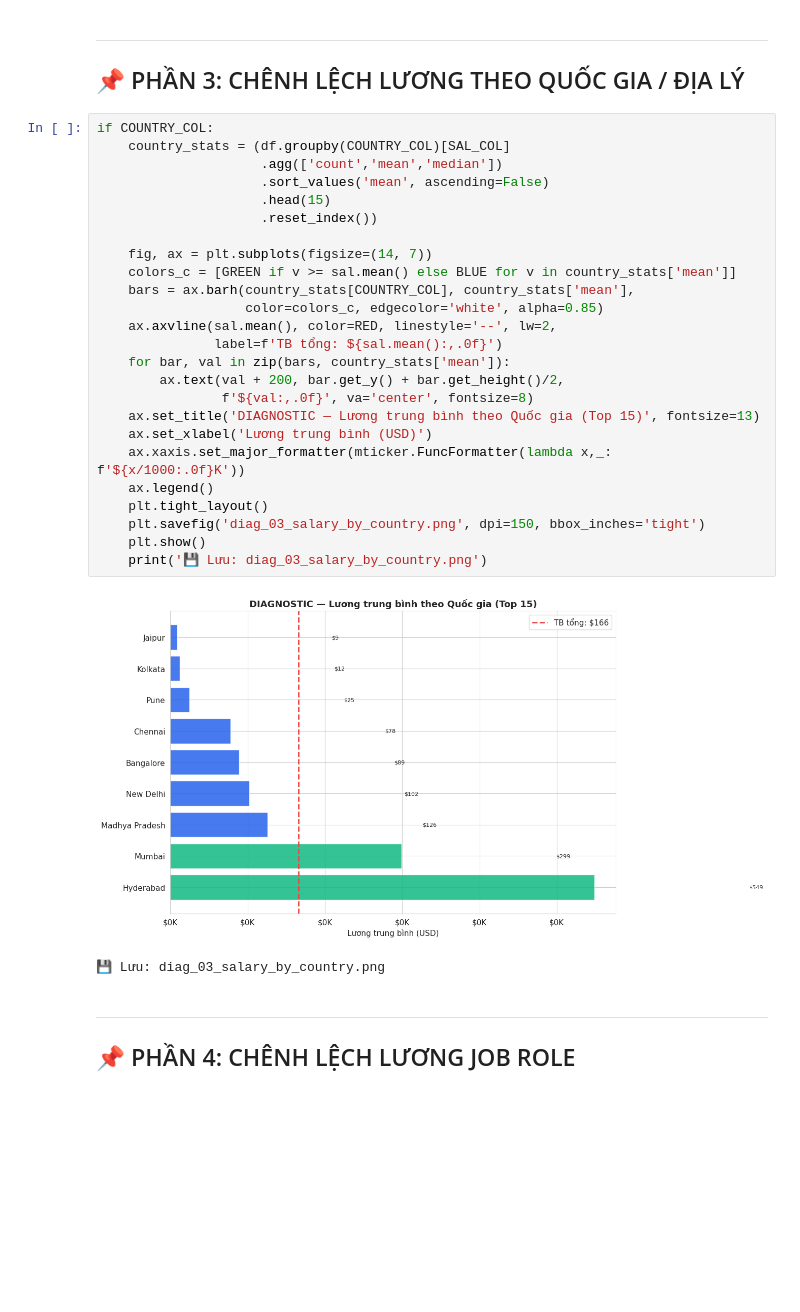
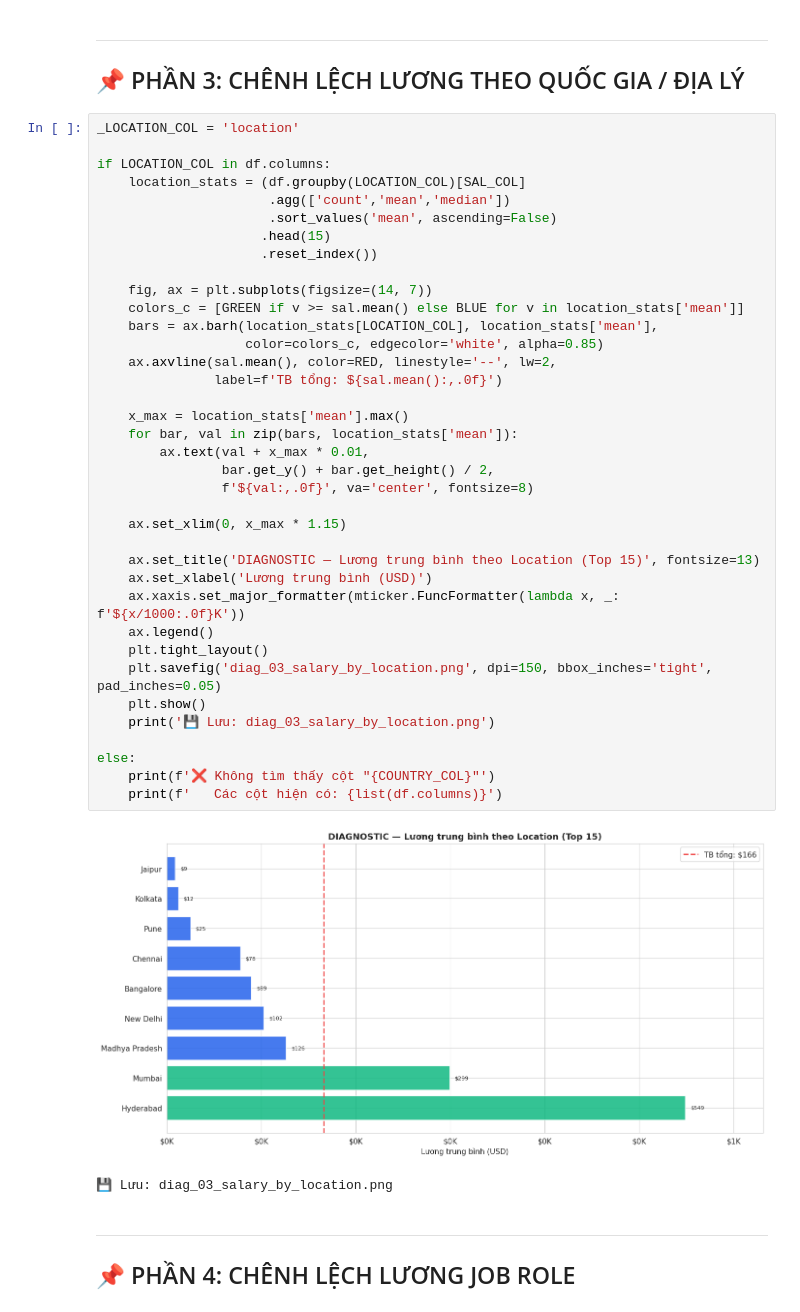
Before and after one commit to duchb1212/DA, a Jupyter notebook: 02_diagnostic.ipynb, the cells around one changed output. Saved outputs shown, nothing was run; the diff lists cells and outputs as text; blank space fills up the shorter version.

```diff
--- a/02_diagnostic.ipynb
+++ b/02_diagnostic.ipynb
@@ -639,33 +590,45 @@ Name: rating, dtype: float64
 ---
 ## 📌 PHẦN 3: CHÊNH LỆCH LƯƠNG THEO QUỐC GIA / ĐỊA LÝ
 # %%
-if COUNTRY_COL:
-    country_stats = (df.groupby(COUNTRY_COL)[SAL_COL]
-                     .agg(['count','mean','median'])
-                     .sort_values('mean', ascending=False)
+_LOCATION_COL = 'location'
+
+if LOCATION_COL in df.columns:
+    location_stats = (df.groupby(LOCATION_COL)[SAL_COL]
+                      .agg(['count','mean','median'])
+                      .sort_values('mean', ascending=False)
                      .head(15)
                      .reset_index())
 
     fig, ax = plt.subplots(figsize=(14, 7))
-    colors_c = [GREEN if v >= sal.mean() else BLUE for v in country_stats['mean']]
-    bars = ax.barh(country_stats[COUNTRY_COL], country_stats['mean'],
+    colors_c = [GREEN if v >= sal.mean() else BLUE for v in location_stats['mean']]
+    bars = ax.barh(location_stats[LOCATION_COL], location_stats['mean'],
                    color=colors_c, edgecolor='white', alpha=0.85)
     ax.axvline(sal.mean(), color=RED, linestyle='--', lw=2,
                label=f'TB tổng: ${sal.mean():,.0f}')
-    for bar, val in zip(bars, country_stats['mean']):
-        ax.text(val + 200, bar.get_y() + bar.get_height()/2,
+
+    x_max = location_stats['mean'].max()
+    for bar, val in zip(bars, location_stats['mean']):
+        ax.text(val + x_max * 0.01,
+                bar.get_y() + bar.get_height() / 2,
                 f'${val:,.0f}', va='center', fontsize=8)
-    ax.set_title('DIAGNOSTIC — Lương trung bình theo Quốc gia (Top 15)', fontsize=13)
+
+    ax.set_xlim(0, x_max * 1.15)
+
+    ax.set_title('DIAGNOSTIC — Lương trung bình theo Location (Top 15)', fontsize=13)
     ax.set_xlabel('Lương trung bình (USD)')
-    ax.xaxis.set_major_formatter(mticker.FuncFormatter(lambda x,_: f'${x/1000:.0f}K'))
+    ax.xaxis.set_major_formatter(mticker.FuncFormatter(lambda x, _: f'${x/1000:.0f}K'))
     ax.legend()
     plt.tight_layout()
-    plt.savefig('diag_03_salary_by_country.png', dpi=150, bbox_inches='tight')
+    plt.savefig('diag_03_salary_by_location.png', dpi=150, bbox_inches='tight', pad_inches=0.05)
     plt.show()
-    print('💾 Lưu: diag_03_salary_by_country.png')
+    print('💾 Lưu: diag_03_salary_by_location.png')
+
+else:
+    print(f'❌ Không tìm thấy cột "{COUNTRY_COL}"')
+    print(f'   Các cột hiện có: {list(df.columns)}')
 # %% [output]
-[figure, old version]
+[figure, new version]
-💾 Lưu: diag_03_salary_by_country.png
+💾 Lưu: diag_03_salary_by_location.png
 # %% [markdown]
 ---
 ## 📌 PHẦN 4: CHÊNH LỆCH LƯƠNG JOB ROLE
```
Also changed, not shown: parts of 2 cells of this notebook, 7 other files.
